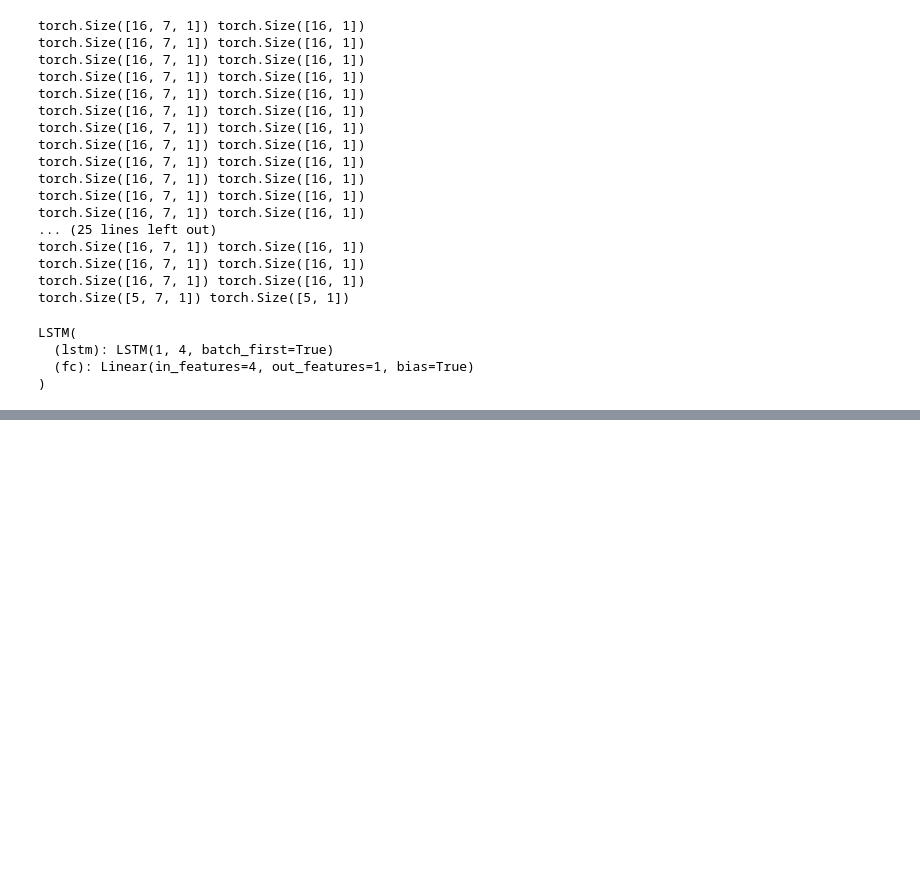
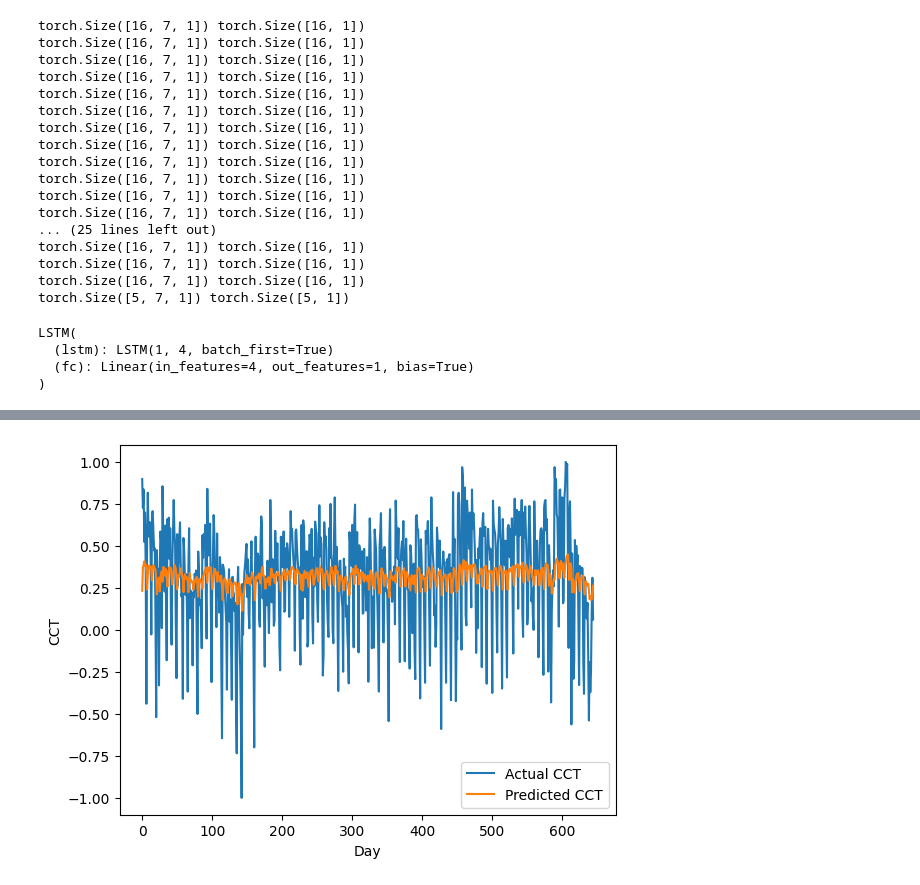
Before and after one commit to eeen17/jems, a Jupyter notebook: data-processing.ipynb, the cells around one changed output, grey strips where cells are left out. Cells and saved outputs as stored; diff of their text form; code cells hidden in the pictures; blank space fills up the shorter version.

Commit message:
lstm demo working

```diff
--- a/data-processing.ipynb
+++ b/data-processing.ipynb
@@ -178,13 +178,20 @@ class LSTM(nn.Module):
         self.hidden_size = hidden_size
         self.num_stacked_layers = num_stacked_layers
 
-        self.lstm = nn.LSTM(input_size, hidden_size, num_stacked_layers, batch_first=True)  # batched first -> batch as first dimension
-        self.fc = nn.Linear(hidden_size, 1)     # fc to map hidden size to just 1, final value
+        self.lstm = nn.LSTM(                    # batched first -> batch as first dimension
+            input_size,
+            hidden_size,
+            num_stacked_layers,
+            batch_first=True,
+            dtype=torch.bfloat16
+        )
+
+        self.fc = nn.Linear(hidden_size, 1, dtype=torch.bfloat16)     # fc to map hidden size to just 1, final value
 
     def forward(self, x):
         batch_size = x.size(0)
-        h0 = torch.zeros(self.num_stacked_layers, batch_size, self.hidden_size).to(device)
-        c0 = torch.zeros(self.num_stacked_layers, batch_size, self.hidden_size).to(device)
+        h0 = torch.zeros(self.num_stacked_layers, batch_size, self.hidden_size, dtype=torch.bfloat16).to(device)
+        c0 = torch.zeros(self.num_stacked_layers, batch_size, self.hidden_size, dtype=torch.bfloat16).to(device)
 
         out, _ = self.lstm(x, (h0, c0))
         out = self.fc(out[:, -1, :])
@@ -200,0 +276,12 @@ LSTM(
+# %%
+with torch.no_grad():
+    predicted = model(X_train).to(torch.float32).cpu().numpy()
+
+plt.plot(y_train.to(torch.float32).cpu().numpy(), label='Actual CCT')
+plt.plot(predicted, label='Predicted CCT')
+plt.xlabel('Day')
+plt.ylabel('CCT')
+plt.legend()
+plt.show()
+# %% [output]
+[figure, added]
```
Also changed, not shown: parts of 3 cells of this notebook.
